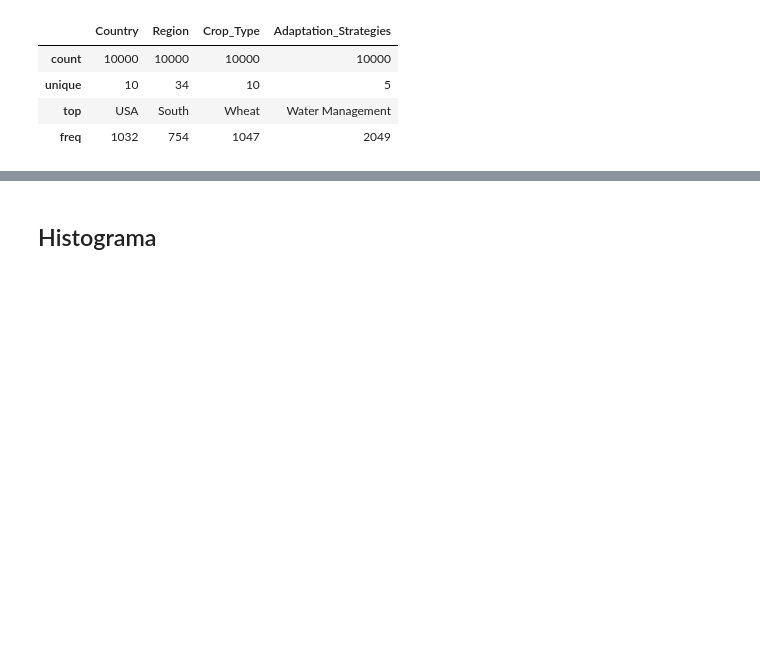
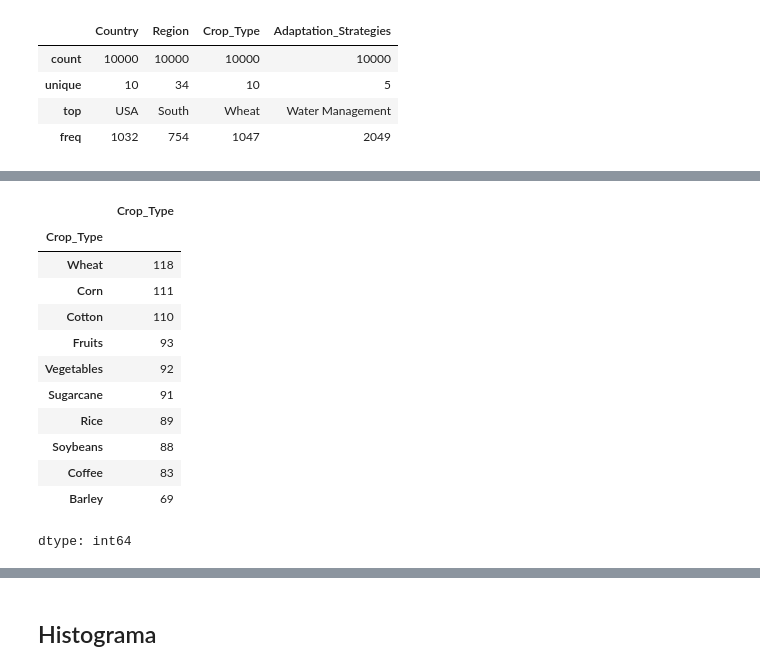
Before and after one commit to johnOliveiraLima/clima_change, a Jupyter notebook: Agro.ipynb, the cells around one changed output, grey strips where cells are left out. Drawn from its saved outputs; the diff is of its cells as text; code cells hidden in the pictures; blank space fills up the shorter version.

```diff
--- a/Agro.ipynb
+++ b/Agro.ipynb
@@ -10,7 +10,7 @@ import matplotlib.pyplot as plt
 # %% [markdown]
 ## Leitura dos dados com Pandas
 # %%
-path = '/content/climate_change_impact_on_agriculture_2024.csv'
+path = '/content/drive/MyDrive/Coder/climate_change_impact_on_agriculture_2024.csv'
 # %%
 df = pd.read_csv(path)
 # %% [markdown]
@@ -97,0 +200,5 @@ df.describe(include = [object])
+# %%
+# 4 - Qual a saíde do solo do melhor e pior imapcto econômico
+pior_impacto = df.groupby('Country')['Economic_Impact_Million_USD'].sum().idxmin()
+saude_solo_pi = df.loc[df["Country"] == pior_impacto, "Soil_Health_Index"].mean()
+print(f'A saúdo do solo da(o) {pior_impacto} é em média de {round(saude_solo_pi,2)}%')
@@ -97,0 +239,17 @@ df.describe(include = [object])
+# %%
+df_brazil= df.loc[df['Country'] == pior_impacto]
+df_brazil.groupby('Crop_Type')['Crop_Type'].count().sort_values(ascending = False)
+# %% [output]
+|  | Crop_Type |
+| Crop_Type |  |
+| Wheat | 118 |
+| Corn | 111 |
+| Cotton | 110 |
+| Fruits | 93 |
+| Vegetables | 92 |
+| Sugarcane | 91 |
+| Rice | 89 |
+| Soybeans | 88 |
+| Coffee | 83 |
+| Barley | 69 |
+dtype: int64
```
Also changed, not shown: parts of 36 cells of this notebook.
